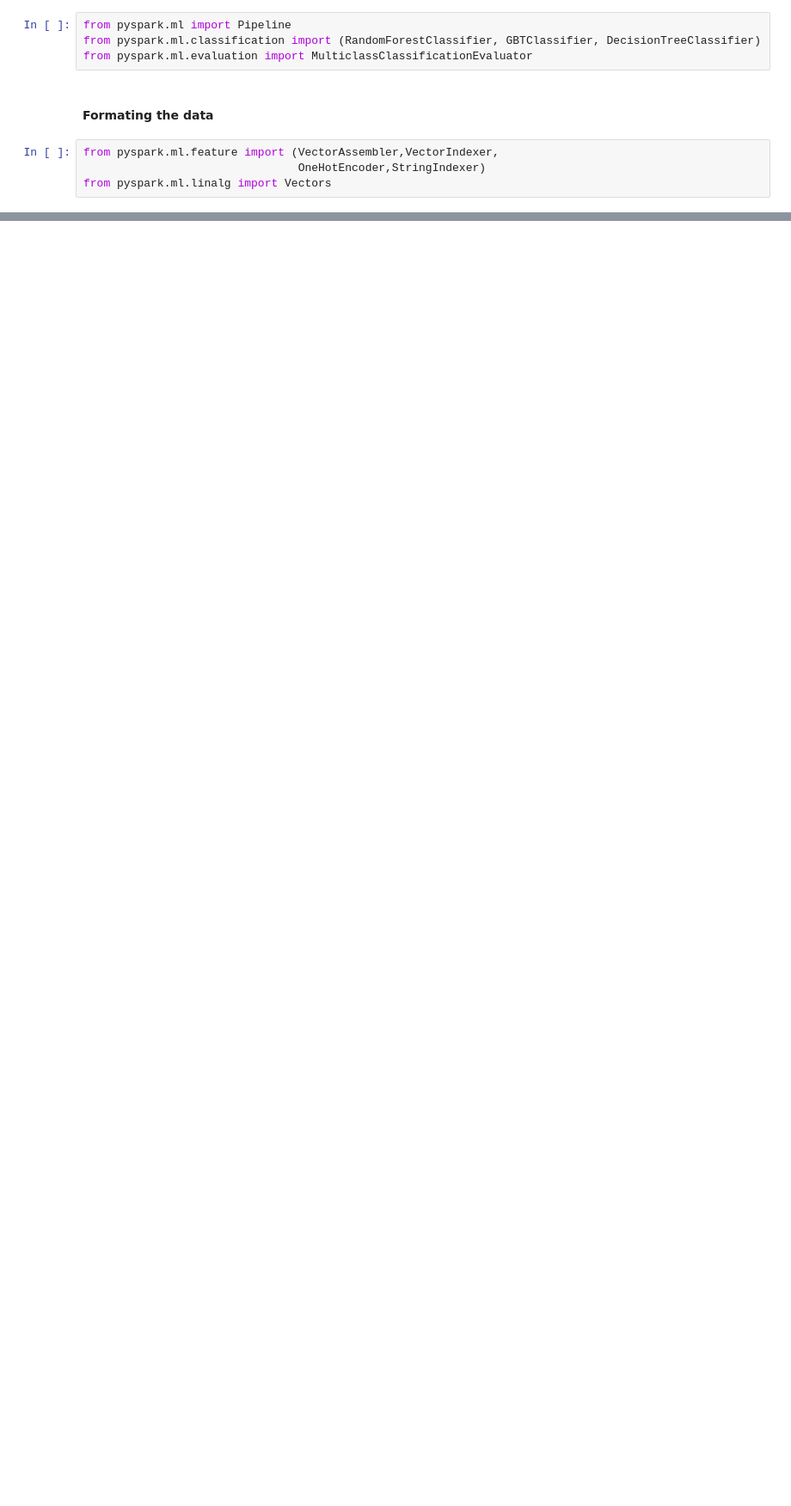
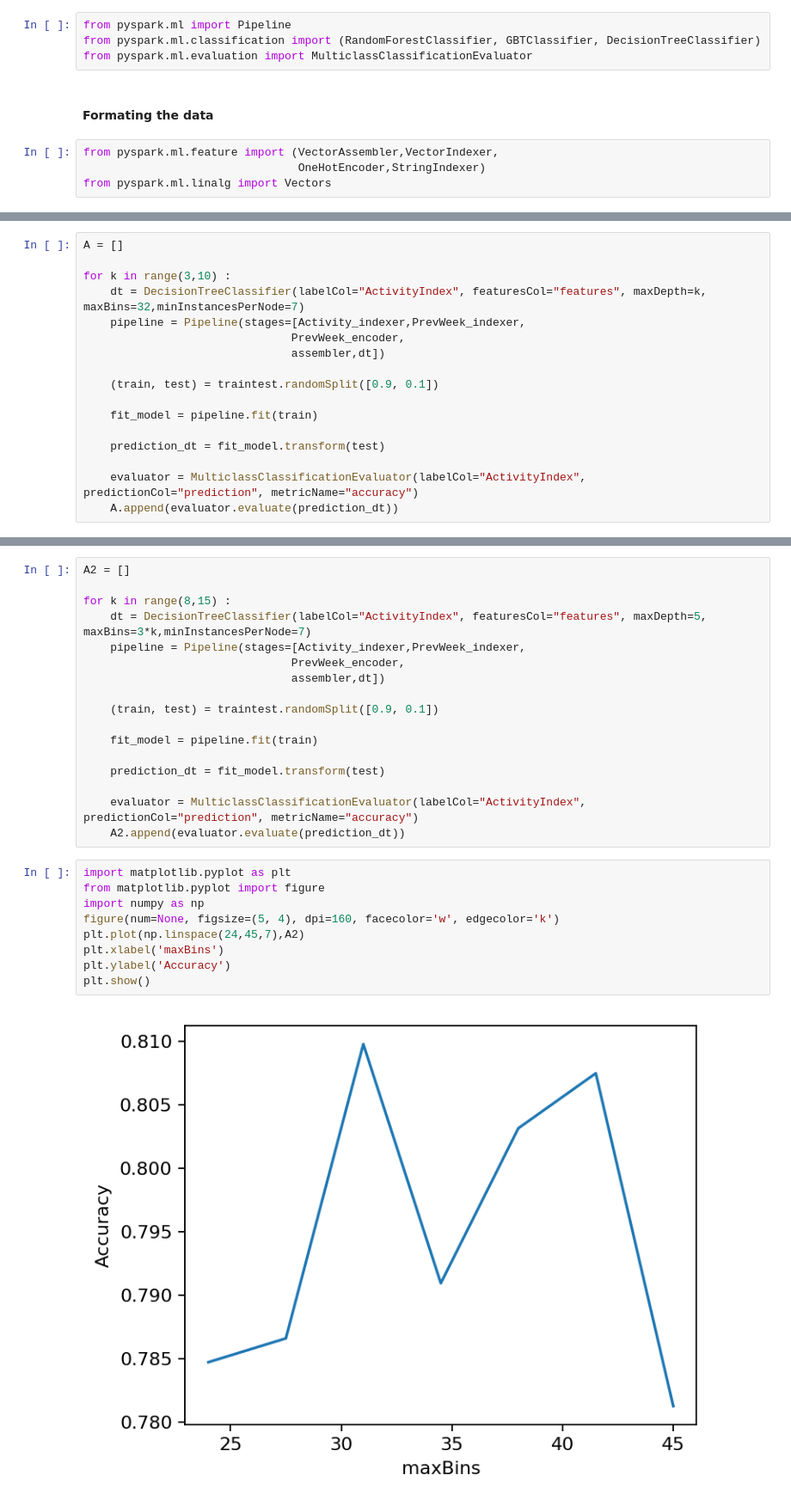
Before and after one commit to QuentinMas66/IINFOSYS-722, a Jupyter notebook: Flu_Prediction.ipynb, the cells around one changed output, grey strips where cells are left out. Shown at 86% size. Drawn from its saved outputs; the diff is of its cells as text; blank space fills up the shorter version.

```diff
--- a/Flu_Prediction.ipynb
+++ b/Flu_Prediction.ipynb
@@ -674,0 +182,17 @@ Test Error = 0.45109
+# %%
+A = []
+
+for k in range(3,10) :
+    dt = DecisionTreeClassifier(labelCol="ActivityIndex", featuresCol="features", maxDepth=k, maxBins=32,minInstancesPerNode=7)
+    pipeline = Pipeline(stages=[Activity_indexer,PrevWeek_indexer,
+                               PrevWeek_encoder,
+                               assembler,dt])
+
+    (train, test) = traintest.randomSplit([0.9, 0.1])
+
+    fit_model = pipeline.fit(train)
+
+    prediction_dt = fit_model.transform(test)
+
+    evaluator = MulticlassClassificationEvaluator(labelCol="ActivityIndex", predictionCol="prediction", metricName="accuracy")
+    A.append(evaluator.evaluate(prediction_dt))
@@ -674,0 +210,28 @@ Test Error = 0.45109
+# %%
+A2 = []
+
+for k in range(8,15) :
+    dt = DecisionTreeClassifier(labelCol="ActivityIndex", featuresCol="features", maxDepth=5, maxBins=3*k,minInstancesPerNode=7)
+    pipeline = Pipeline(stages=[Activity_indexer,PrevWeek_indexer,
+                               PrevWeek_encoder,
+                               assembler,dt])
+
+    (train, test) = traintest.randomSplit([0.9, 0.1])
+
+    fit_model = pipeline.fit(train)
+
+    prediction_dt = fit_model.transform(test)
+
+    evaluator = MulticlassClassificationEvaluator(labelCol="ActivityIndex", predictionCol="prediction", metricName="accuracy")
+    A2.append(evaluator.evaluate(prediction_dt))
+# %%
+import matplotlib.pyplot as plt
+from matplotlib.pyplot import figure
+import numpy as np
+figure(num=None, figsize=(5, 4), dpi=160, facecolor='w', edgecolor='k')
+plt.plot(np.linspace(24,45,7),A2)
+plt.xlabel('maxBins')
+plt.ylabel('Accuracy')
+plt.show()
+# %% [output]
+[figure, added]
```
Also changed, not shown: parts of 55 cells of this notebook.
